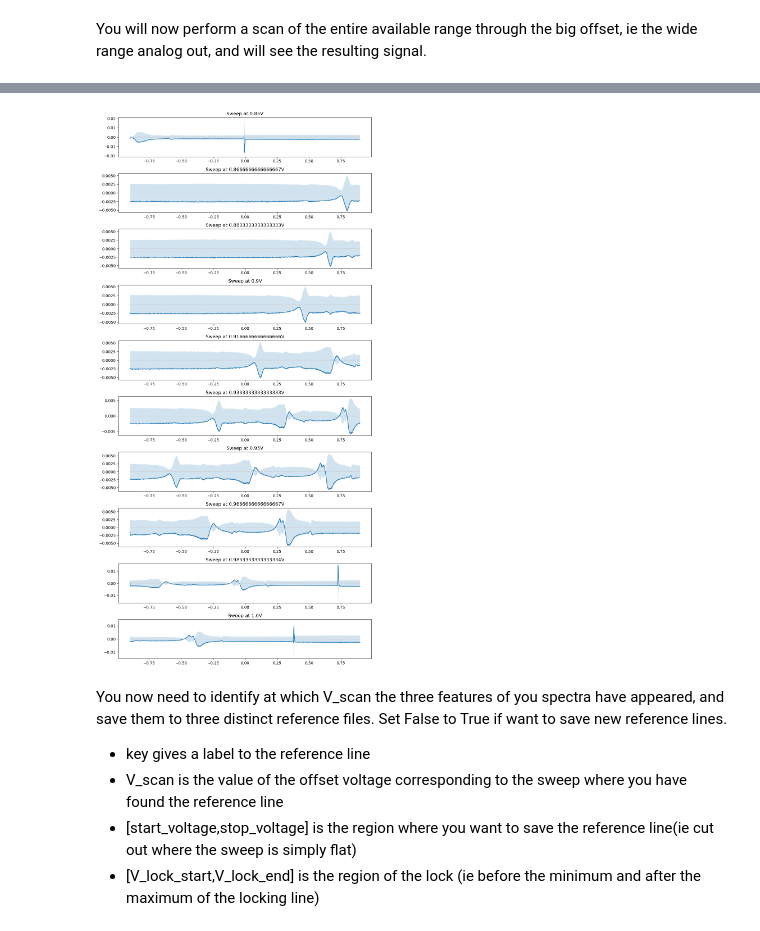
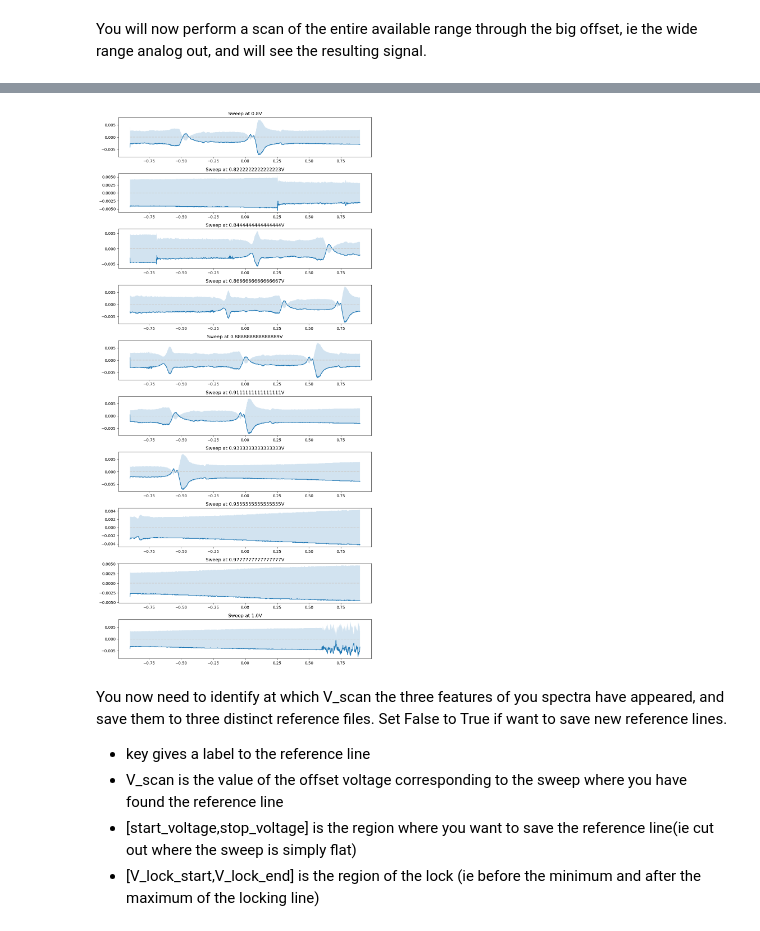
Before and after one commit to jack00look/RP_Spectroscopy, a Jupyter notebook: Notebook_Serafini.ipynb, the cells around one changed output, grey strips where cells are left out. Drawn from its saved outputs; the diff is of its cells as text; code cells hidden in the pictures.

```diff
--- a/Notebook_Serafini.ipynb
+++ b/Notebook_Serafini.ipynb
@@ -70,5 +65,5 @@ RP_controller = LaserLockController(RP_interface)
 You will now perform a scan of the entire available range through the big offset, ie the wide range analog out, and will see the resulting signal.
 # %%
 #RP_controller.hardware_interface.unset_debug_mode()
-RP_controller.scan_lines(start_voltage= 0.85, stop_voltage= 1., num_points= 10)
+RP_controller.scan_lines(start_voltage= 0.8, stop_voltage= 1., num_points= 10)
 # %% [output]
@@ -88,4 +83,4 @@ Scanning at voltage 1.000V (10/10) [##########] (14.48s) Done!
-[figure, old version]
+[figure, new version]
 # %% [markdown]
 You now need to identify at which V_scan the three features of you spectra have appeared, and save them to three distinct reference files.
 Set False to True if want to save new reference lines.
```
Also changed, not shown: parts of 6 cells of this notebook, 15 other files.
